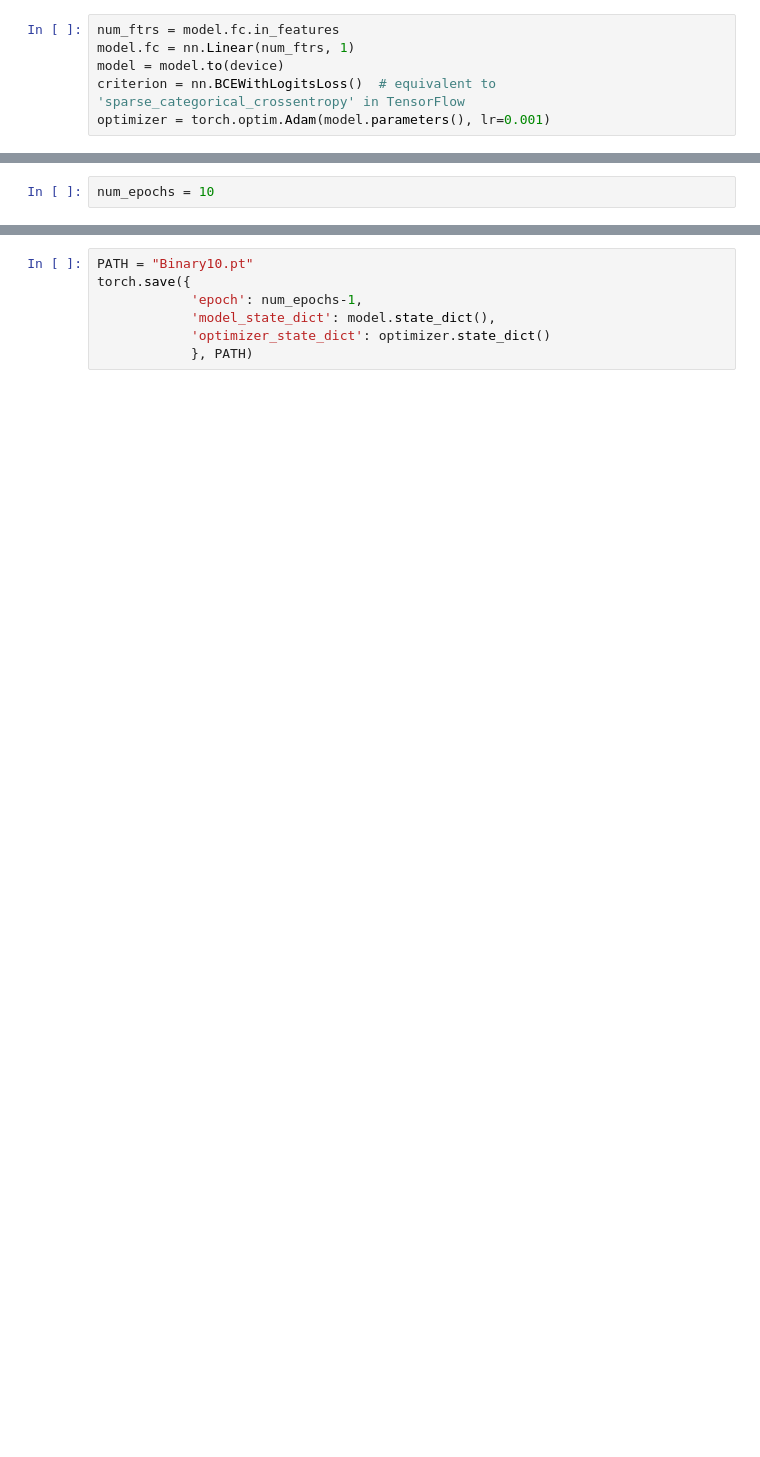
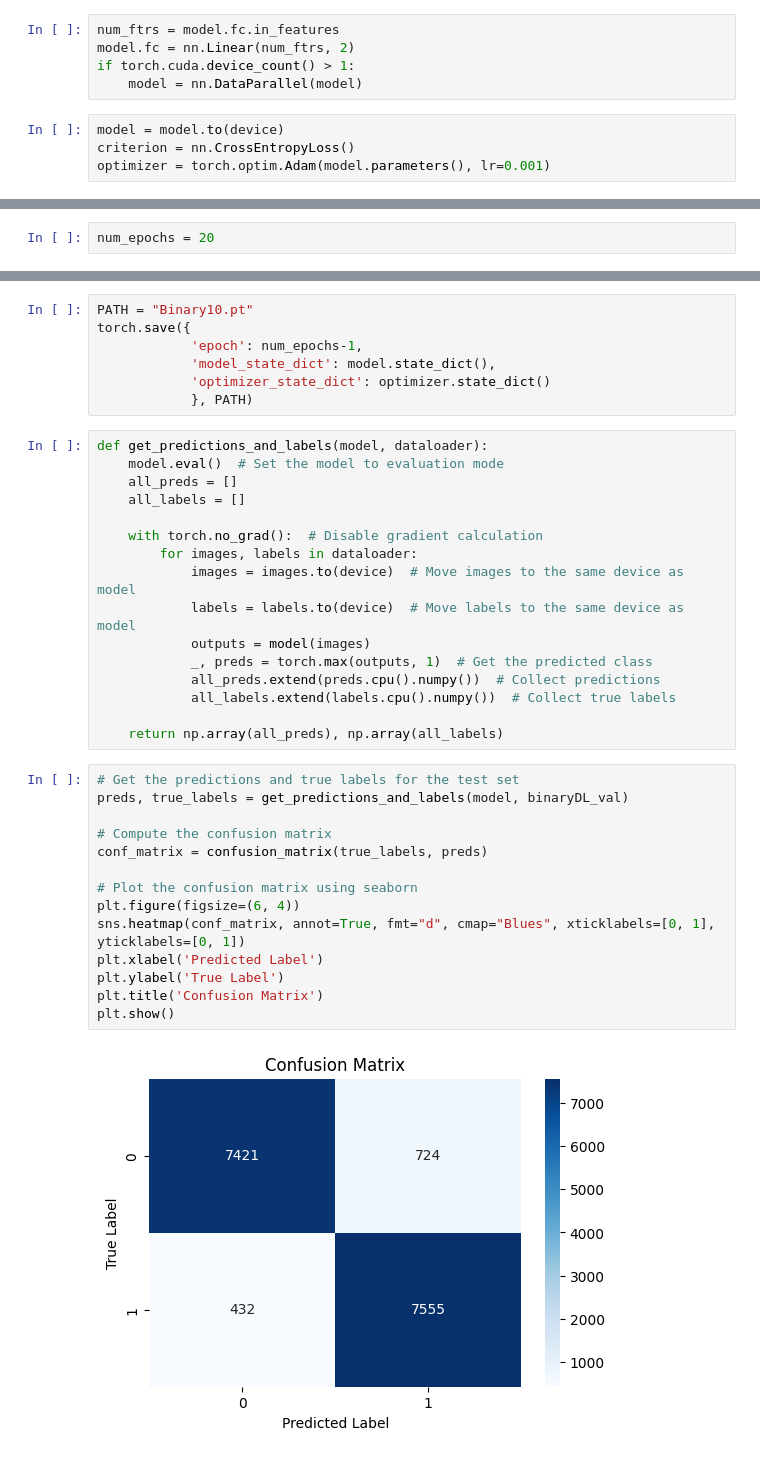
Before and after one commit to typos12onlr/VCE_Chal_MisaHub2024, a Jupyter notebook: model-train.ipynb, the cells around one changed output, grey strips where cells are left out. Saved outputs shown, nothing was run; the diff lists cells and outputs as text; blank space fills up the shorter version.

Commit message:
Kaggle Notebook | Model Train | Sampler added 20 epochs

```diff
--- a/model-train.ipynb
+++ b/model-train.ipynb
@@ -18,6 +35,9 @@ for images, labels in binaryDL_train:
+# %%
+num_ftrs = model.fc.in_features
+model.fc = nn.Linear(num_ftrs, 2)
+if torch.cuda.device_count() > 1:
+    model = nn.DataParallel(model)
 # %%
-num_ftrs = model.fc.in_features
-model.fc = nn.Linear(num_ftrs, 1)
 model = model.to(device)
-criterion = nn.BCEWithLogitsLoss()  # equivalent to 'sparse_categorical_crossentropy' in TensorFlow
+criterion = nn.CrossEntropyLoss()
 optimizer = torch.optim.Adam(model.parameters(), lr=0.001)
@@ -24,4 +46,4 @@ optimizer = torch.optim.Adam(model.parameters(), lr=0.001)
 # %%
-num_epochs = 10
+num_epochs = 20
 # %%
 for epoch in range(num_epochs):
@@ -75,3 +119,35 @@ torch.save({
             'model_state_dict': model.state_dict(),
             'optimizer_state_dict': optimizer.state_dict()
             }, PATH)
+# %%
+def get_predictions_and_labels(model, dataloader):
+    model.eval()  # Set the model to evaluation mode
+    all_preds = []
+    all_labels = []
+
+    with torch.no_grad():  # Disable gradient calculation
+        for images, labels in dataloader:
+            images = images.to(device)  # Move images to the same device as model
+            labels = labels.to(device)  # Move labels to the same device as model
+            outputs = model(images)
+            _, preds = torch.max(outputs, 1)  # Get the predicted class
+            all_preds.extend(preds.cpu().numpy())  # Collect predictions
+            all_labels.extend(labels.cpu().numpy())  # Collect true labels
+
+    return np.array(all_preds), np.array(all_labels)
+# %%
+# Get the predictions and true labels for the test set
+preds, true_labels = get_predictions_and_labels(model, binaryDL_val)
+
+# Compute the confusion matrix
+conf_matrix = confusion_matrix(true_labels, preds)
+
+# Plot the confusion matrix using seaborn
+plt.figure(figsize=(6, 4))
+sns.heatmap(conf_matrix, annot=True, fmt="d", cmap="Blues", xticklabels=[0, 1], yticklabels=[0, 1])
+plt.xlabel('Predicted Label')
+plt.ylabel('True Label')
+plt.title('Confusion Matrix')
+plt.show()
+# %% [output]
+[figure, added]
```
Also changed, not shown: parts of 6 cells of this notebook.
